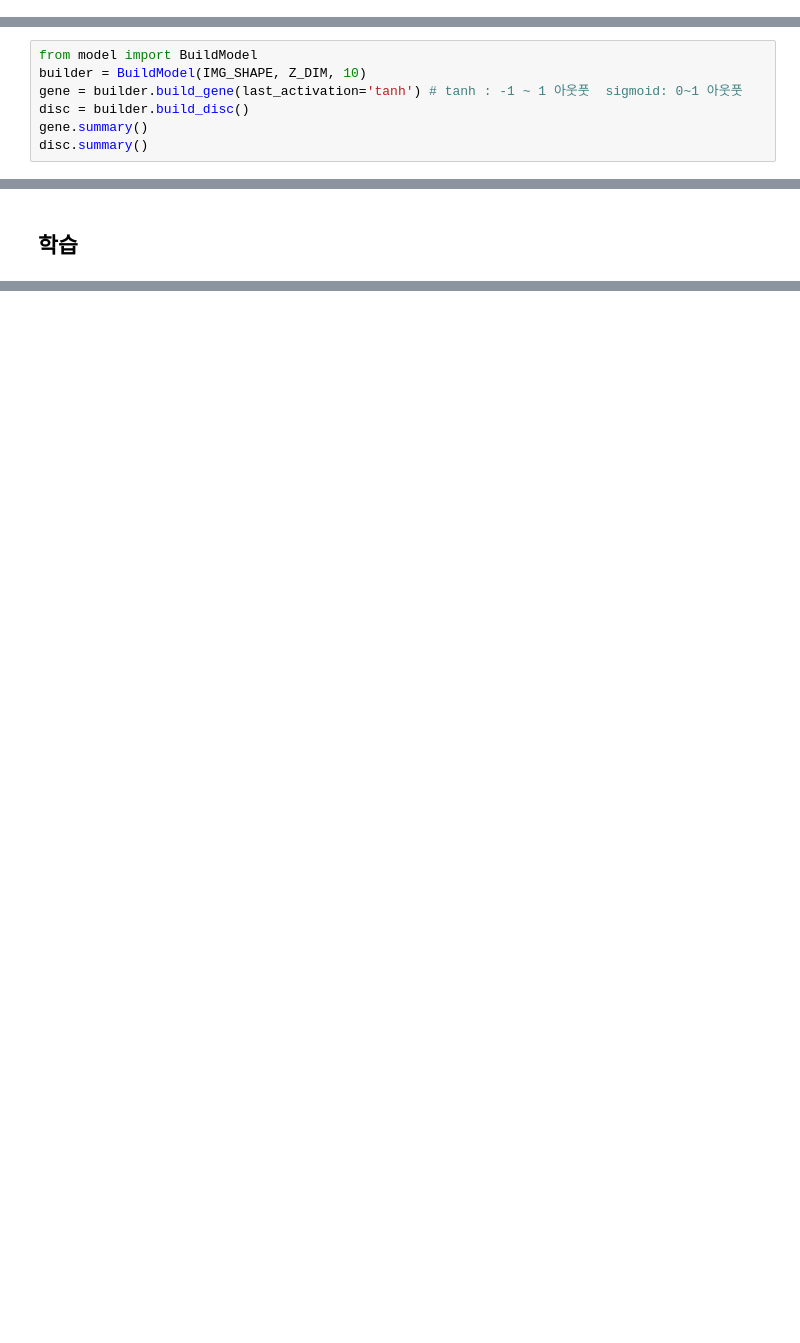
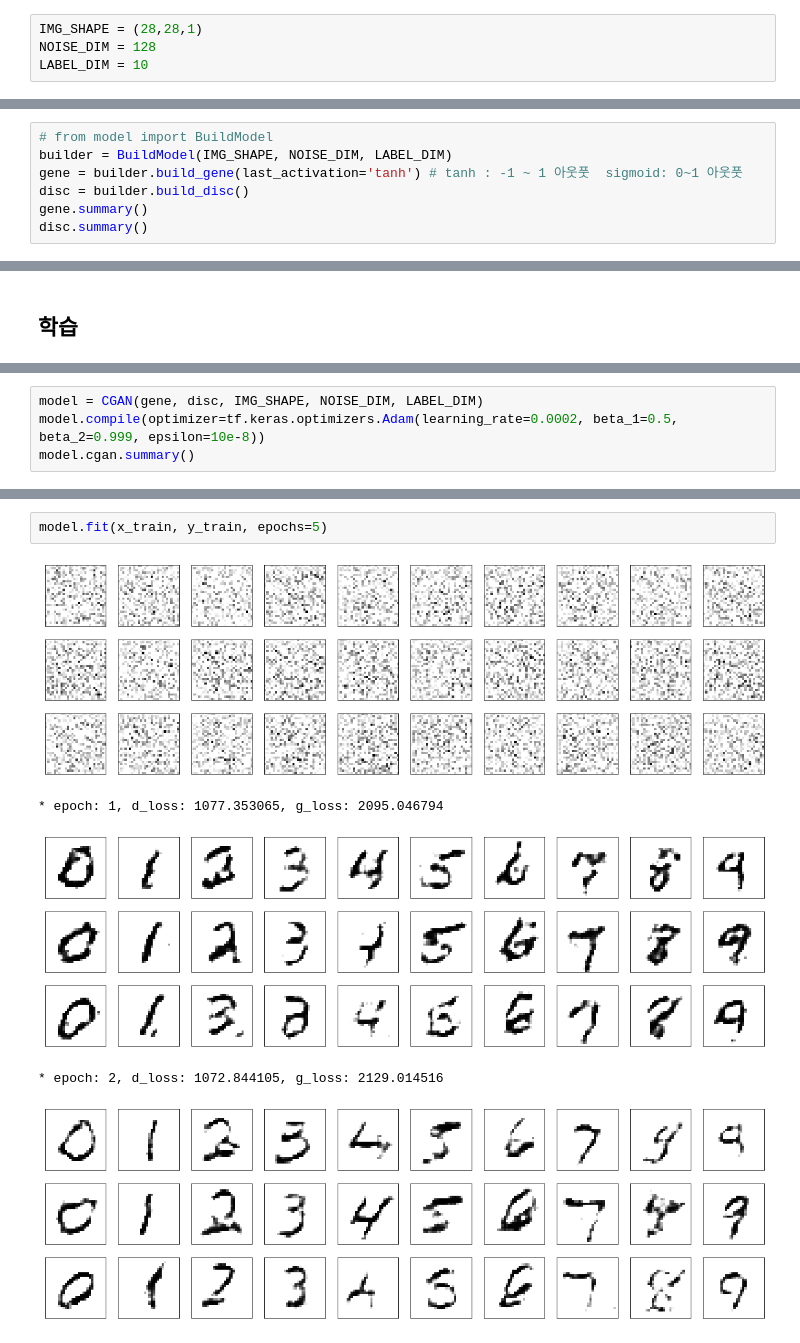
Before and after one commit to pthkbs123/SkillTreePython-DeepLearning, a Jupyter notebook: 04.Paper-with-code/cgan/cgan_example.ipynb, the cells around one changed output, grey strips where cells are left out. Drawn from its saved outputs; the diff is of its cells as text; blank space fills up the shorter version.

```diff
--- a/04.Paper-with-code/cgan/cgan_example.ipynb
+++ b/04.Paper-with-code/cgan/cgan_example.ipynb
@@ -7,3 +6,7 @@ Z_DIM = 128
+# %%
+IMG_SHAPE = (28,28,1)
+NOISE_DIM = 128
+LABEL_DIM = 10
 # %% [markdown]
 ## 데이터 로더
 # %%
@@ -21,6 +80,6 @@ x_train.shape, y_train.shape
 # %%
-from model import BuildModel
-builder = BuildModel(IMG_SHAPE, Z_DIM, 10)
+# from model import BuildModel
+builder = BuildModel(IMG_SHAPE, NOISE_DIM, LABEL_DIM)
 gene = builder.build_gene(last_activation='tanh') # tanh : -1 ~ 1 아웃풋  sigmoid: 0~1 아웃풋
 disc = builder.build_disc()
 gene.summary()
@@ -47,0 +205,4 @@ ________________________________________________________________________________
+# %%
+model = CGAN(gene, disc, IMG_SHAPE, NOISE_DIM, LABEL_DIM)
+model.compile(optimizer=tf.keras.optimizers.Adam(learning_rate=0.0002, beta_1=0.5, beta_2=0.999, epsilon=10e-8))
+model.cgan.summary()
@@ -47,0 +229,8 @@ ________________________________________________________________________________
+# %%
+model.fit(x_train, y_train, epochs=5)
+# %% [output]
+[figure, added]
+* epoch: 1, d_loss: 1077.353065, g_loss: 2095.046794
+[figure, added]
+* epoch: 2, d_loss: 1072.844105, g_loss: 2129.014516
+[figure, added]
```
Also changed, not shown: parts of 8 cells of this notebook.
